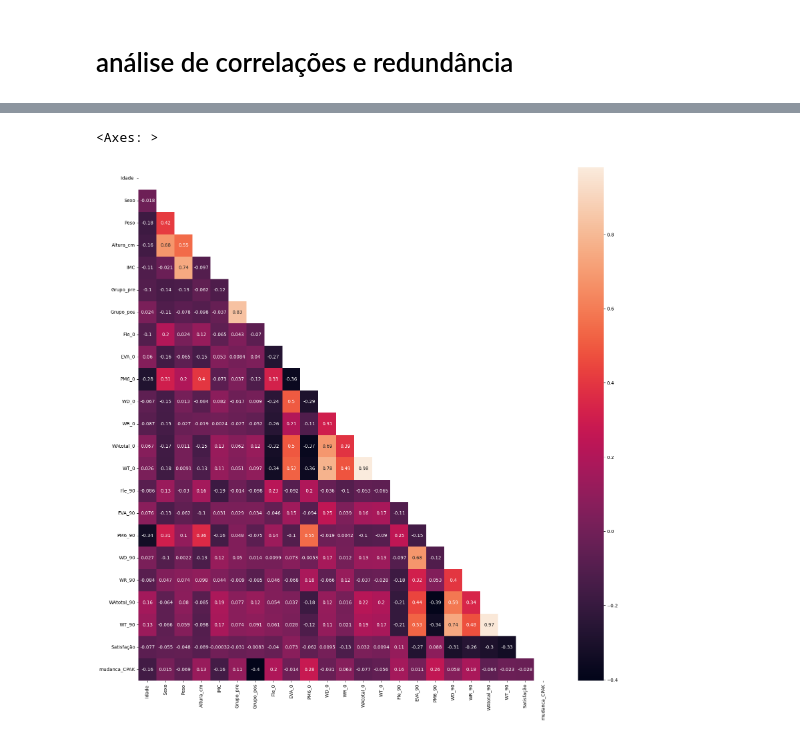
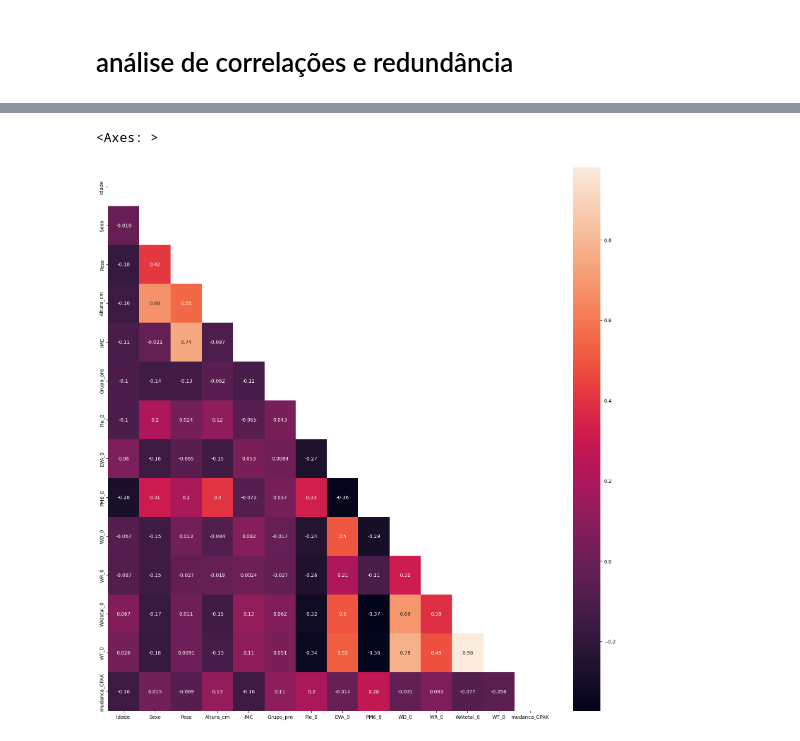
Before and after one commit to efigueira-hds/ML_Projeto_Final, a Jupyter notebook: EDA.ipynb, the cells around one changed output, grey strips where cells are left out. Saved outputs shown, nothing was run; the diff lists cells and outputs as text; code cells hidden in the pictures.

Commit message:
criação de 3 datasets: ortho_eda_clean, ortho_eda_sem_WT e ortho_eda_sem_componentes

```diff
--- a/EDA.ipynb
+++ b/EDA.ipynb
@@ -449,5 +455,11 @@ for var in var_categoricas:
 # %% [markdown]
 # análise de correlações e redundância
 # %%
-#analise de correlação entre as variaveis numéricas e target
-ortho_eda.corr(method = 'spearman')
+# separação de datasets retirando as variáveis que causam data leakage
+# (variaveis que reportam valores pós-operatórios)
+
+ortho_eda_clean = ortho_eda.drop(columns = [
+    'Grupo_pos','Fle_90','EVA_90','PM6_90','WD_90','WR_90','WAtotal_90',
+    'WT_90', 'Satisfação'
+    ]
+    )
@@ -473,10 +486,10 @@ ortho_eda.corr(method = 'spearman')
 # %%
 import seaborn as sns
 import matplotlib.pyplot as plt
-matrix = np.triu(ortho_eda.corr(method='spearman'))
+matrix = np.triu(ortho_eda_clean.corr(method='spearman'))
 
 plt.figure(figsize=(20,20))
-sns.heatmap(ortho_eda.corr(method='spearman'), annot=True, mask=matrix)
+sns.heatmap(ortho_eda_clean.corr(method='spearman'), annot=True, mask=matrix)
 # %% [output]
 <Axes: >
-[figure, old version]
+[figure, new version]
```
Also changed, not shown: parts of 7 cells of this notebook.
